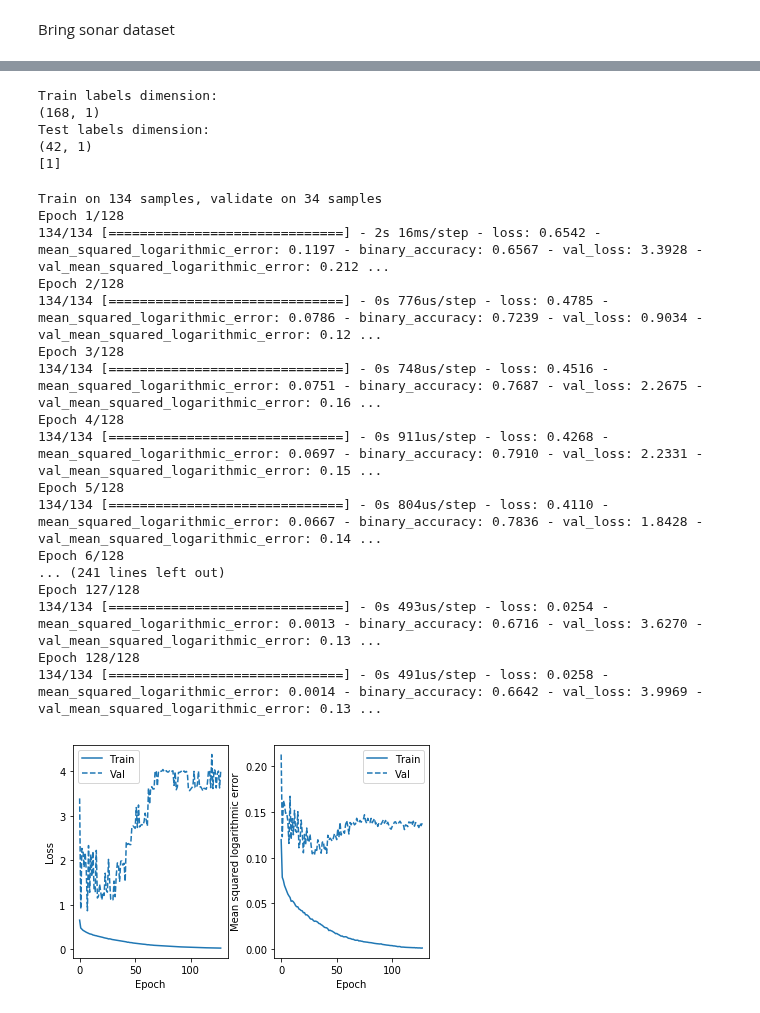
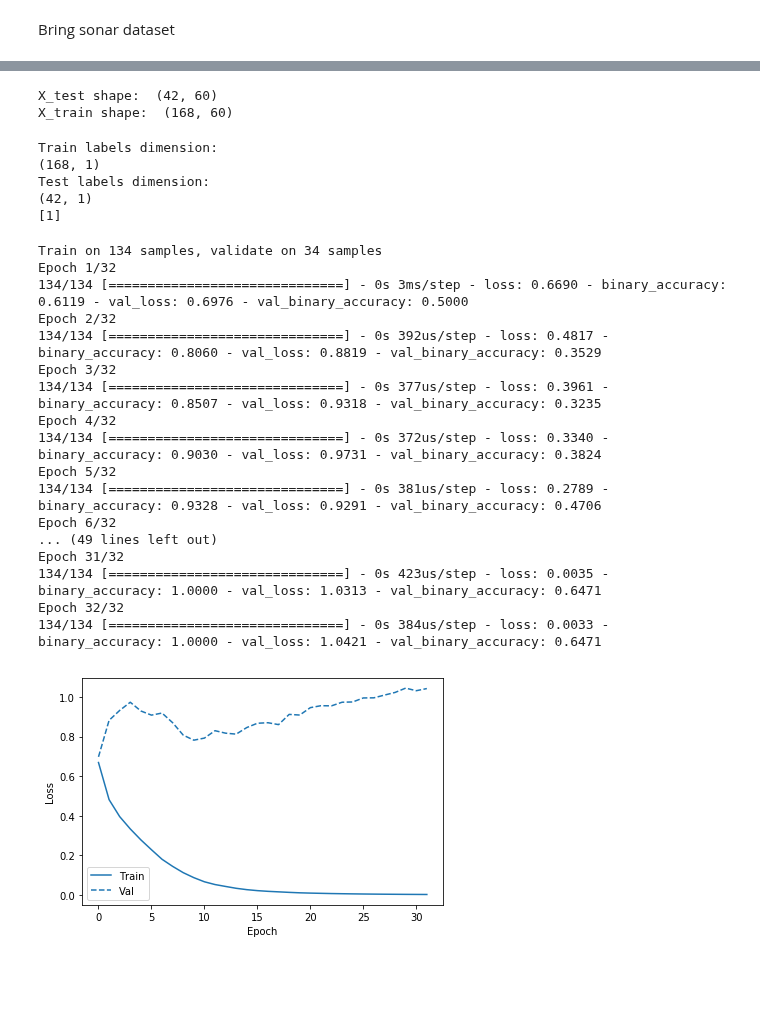
Before and after one commit to borodark/ie7860, a Jupyter notebook: HW2 MLP Sonar.ipynb, the cells around one changed output, grey strips where cells are left out. Cells and saved outputs as stored; diff of their text form; code cells hidden in the pictures; blank space fills up the shorter version.

```diff
--- a/HW2 MLP Sonar.ipynb
+++ b/HW2 MLP Sonar.ipynb
@@ -38,7 +38,13 @@ def plot_cm(labels, predictions):
 
 import pandas as pd
 df = pd.read_csv('sonar.csv', header=None)
-yZ = df[60]
-df.drop([60],axis=1, inplace=True)
-df.head()
+X_test = df.sample(frac=0.20, replace=True, random_state=1)
+Y_test = X_test[60]
+X_test.drop([60],axis=1, inplace=True)
+X_test.head()
+X_train = df.drop(X_test.index)
+Y_train = X_train[60]
+X_train.drop([60],axis=1, inplace=True)
+X_train.head()
+#X_test.head()
 # %% [output]
@@ -104,12 +59,21 @@ train.tail()
+# %%
+
+from sklearn.preprocessing import StandardScaler
+scaler = StandardScaler()
+scaler.fit(X_train)
+X_train = pd.DataFrame(scaler.transform(X_train), index=X_train.index, columns=X_train.columns)
+X_test = pd.DataFrame(scaler.transform(X_test), index=X_test.index, columns=X_test.columns)
+print("X_test shape: ",X_test.shape)
+print("X_train shape: ",X_train.shape)
+# %% [output]
+X_test shape:  (42, 60)
+X_train shape:  (168, 60)
 # %%
 ## Changing labels to one-hot encoded vector
 
 lb = LabelBinarizer()
-y_train_one_hot = lb.fit_transform(train[60])
-y_test_one_hot = lb.transform(test[60])
-train.drop([60],axis=1, inplace=True)
-test.drop([60],axis=1, inplace=True)
-
+y_train_one_hot = lb.fit_transform(Y_train)
+y_test_one_hot = lb.transform(Y_test)
 
 print('Train labels dimension:');print(y_train_one_hot.shape)
 print('Test labels dimension:');print(y_test_one_hot.shape)
@@ -122,43 +86,43 @@ Test labels dimension:
 [1]
 # %%
 # Defining various initialization parameters for 61-64-16-1 MLP model
-num_classes = y_train_one_hot.shape[1]; num_features = train.shape[1]
+num_classes = y_train_one_hot.shape[1]; num_features = X_train.shape[1]
 num_layers_0 = 64; num_layers_1 = 16
 
 # Define the keras model
 model = Sequential()
-model.add(Dense(num_layers_0, input_dim=num_features, activation='linear'))
-model.add(Dense(num_layers_1, activation='sigmoid'))
-model.add(Dense(num_classes, activation='tanh'))
+model.add(Dense(num_layers_0, input_dim=num_features, activation='relu'))
+model.add(Dense(num_layers_1, activation='relu'))
+model.add(Dense(num_classes, activation='sigmoid'))
 
 # Compile the keras model
-model.compile(loss='binary_crossentropy', optimizer='sgd', metrics=['mean_squared_logarithmic_error','binary_accuracy'])
+model.compile(loss='binary_crossentropy', optimizer='adam', metrics=['binary_accuracy'])
 # Fit keras model
-history = model.fit(train, y_train_one_hot, epochs=128, batch_size=4, validation_split = 0.20)
+history = model.fit(X_train, y_train_one_hot, epochs=32, batch_size=4, validation_split = 0.20)
 # %% [output]
 Train on 134 samples, validate on 34 samples
-Epoch 1/128
-134/134 [==============================] - 2s 16ms/step - loss: 0.6542 - mean_squared_logarithmic_error: 0.1197 - binary_accuracy: 0.6567 - val_loss: 3.3928 - val_mean_squared_logarithmic_error: 0.212 ...
-Epoch 2/128
-134/134 [==============================] - 0s 776us/step - loss: 0.4785 - mean_squared_logarithmic_error: 0.0786 - binary_accuracy: 0.7239 - val_loss: 0.9034 - val_mean_squared_logarithmic_error: 0.12 ...
-Epoch 3/128
-134/134 [==============================] - 0s 748us/step - loss: 0.4516 - mean_squared_logarithmic_error: 0.0751 - binary_accuracy: 0.7687 - val_loss: 2.2675 - val_mean_squared_logarithmic_error: 0.16 ...
-Epoch 4/128
-134/134 [==============================] - 0s 911us/step - loss: 0.4268 - mean_squared_logarithmic_error: 0.0697 - binary_accuracy: 0.7910 - val_loss: 2.2331 - val_mean_squared_logarithmic_error: 0.15 ...
-Epoch 5/128
-134/134 [==============================] - 0s 804us/step - loss: 0.4110 - mean_squared_logarithmic_error: 0.0667 - binary_accuracy: 0.7836 - val_loss: 1.8428 - val_mean_squared_logarithmic_error: 0.14 ...
-Epoch 6/128
-... (241 lines left out)
-Epoch 127/128
-134/134 [==============================] - 0s 493us/step - loss: 0.0254 - mean_squared_logarithmic_error: 0.0013 - binary_accuracy: 0.6716 - val_loss: 3.6270 - val_mean_squared_logarithmic_error: 0.13 ...
-Epoch 128/128
-134/134 [==============================] - 0s 491us/step - loss: 0.0258 - mean_squared_logarithmic_error: 0.0014 - binary_accuracy: 0.6642 - val_loss: 3.9969 - val_mean_squared_logarithmic_error: 0.13 ...
+Epoch 1/32
+134/134 [==============================] - 0s 3ms/step - loss: 0.6690 - binary_accuracy: 0.6119 - val_loss: 0.6976 - val_binary_accuracy: 0.5000
+Epoch 2/32
+134/134 [==============================] - 0s 392us/step - loss: 0.4817 - binary_accuracy: 0.8060 - val_loss: 0.8819 - val_binary_accuracy: 0.3529
+Epoch 3/32
+134/134 [==============================] - 0s 377us/step - loss: 0.3961 - binary_accuracy: 0.8507 - val_loss: 0.9318 - val_binary_accuracy: 0.3235
+Epoch 4/32
+134/134 [==============================] - 0s 372us/step - loss: 0.3340 - binary_accuracy: 0.9030 - val_loss: 0.9731 - val_binary_accuracy: 0.3824
+Epoch 5/32
+134/134 [==============================] - 0s 381us/step - loss: 0.2789 - binary_accuracy: 0.9328 - val_loss: 0.9291 - val_binary_accuracy: 0.4706
+Epoch 6/32
+... (49 lines left out)
+Epoch 31/32
+134/134 [==============================] - 0s 423us/step - loss: 0.0035 - binary_accuracy: 1.0000 - val_loss: 1.0313 - val_binary_accuracy: 0.6471
+Epoch 32/32
+134/134 [==============================] - 0s 384us/step - loss: 0.0033 - binary_accuracy: 1.0000 - val_loss: 1.0421 - val_binary_accuracy: 0.6471
 # %%
 # Plot the training/validation history of our Keras model
 colors = plt.rcParams['axes.prop_cycle'].by_key()['color']
-plot_metrics(history,  metrics =  ['loss', 'mean_squared_logarithmic_error'])
+plot_metrics(history,  metrics =  ['loss'])
 # %% [output]
-[figure, old version]
+[figure, new version]
 # %%
 plot_metrics(history,  metrics =  ['binary_accuracy'])
 # %% [output]
```
Also changed, not shown: parts of 11 cells of this notebook, 3 other files.
